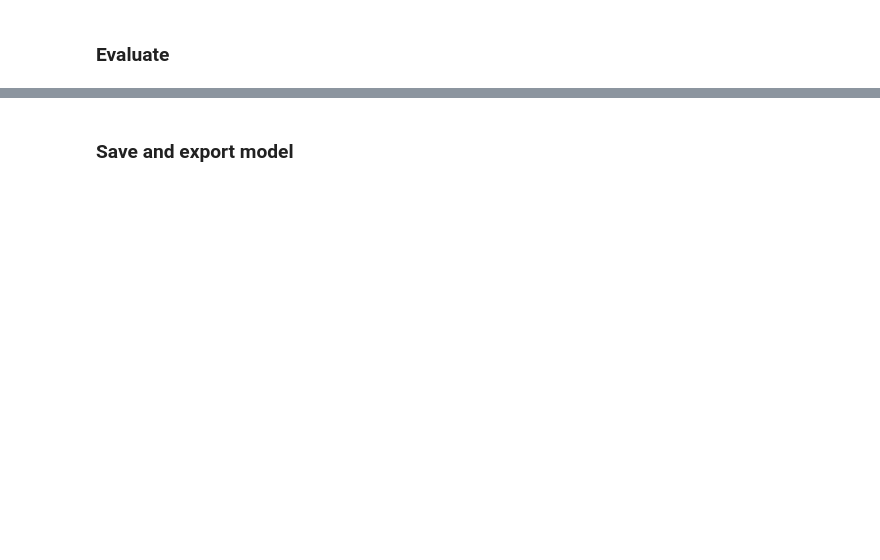
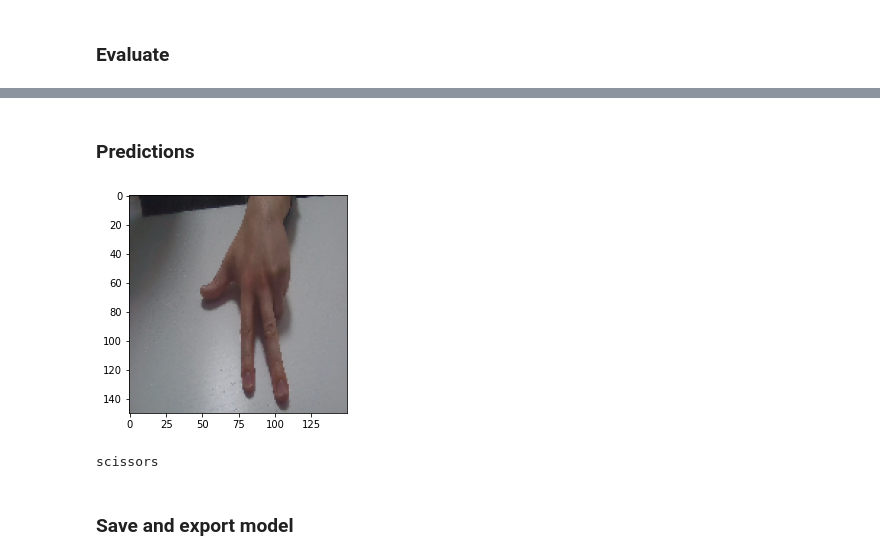
Before and after one commit to MauriceJohannssen/MachineLearning, a Jupyter notebook: Model.ipynb, the cells around one changed output, grey strips where cells are left out. Saved outputs shown, nothing was run; the diff lists cells and outputs as text; code cells hidden in the pictures; blank space fills up the shorter version.

```diff
--- a/Model.ipynb
+++ b/Model.ipynb
@@ -214,0 +309,8 @@ train_loss, train_accuracy = model.evaluate(
+# %% [markdown]
+### Predictions
+# %%
+image_src = test.load_img('scissor.jpg', target_size=(150,150))
+# %%
+impPlot = plt.imshow(image_src)
+# %% [output]
+[figure, added]
@@ -215,3 +322,13 @@ train_loss, train_accuracy = model.evaluate(
+# %%
+classes = model.predict(images, batch_size=1)
+if classes[0, 0] == 1:
+    print('rock')
+elif classes[0, 1] == 1:
+    print('paper')
+elif classes[0, 2] == 1:
+    print('scissors')
+# %% [output]
+scissors
 # %% [markdown]
 ### Save and export model
 # %%
```
Also changed, not shown: parts of 14 cells of this notebook, 6 other files.
